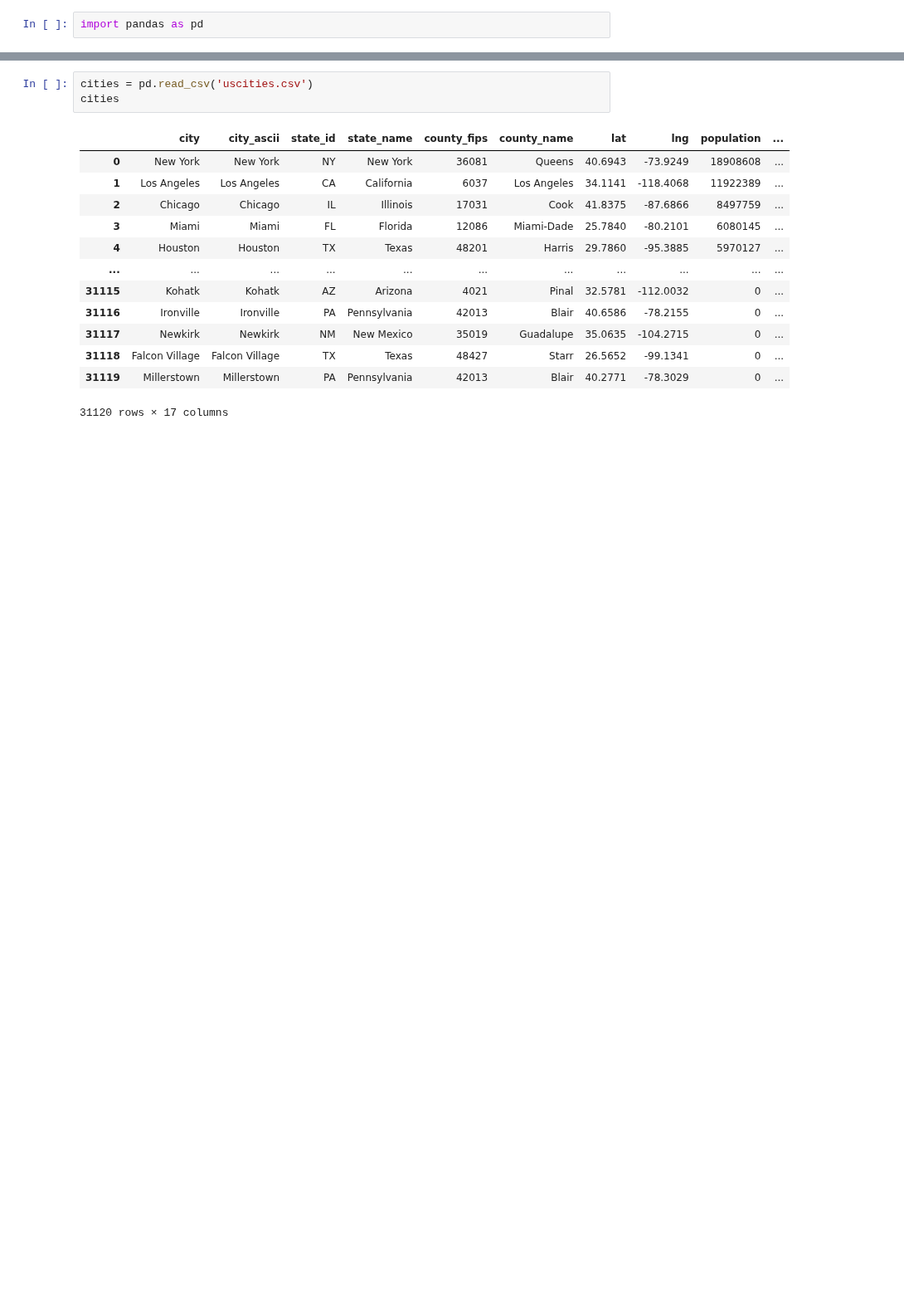
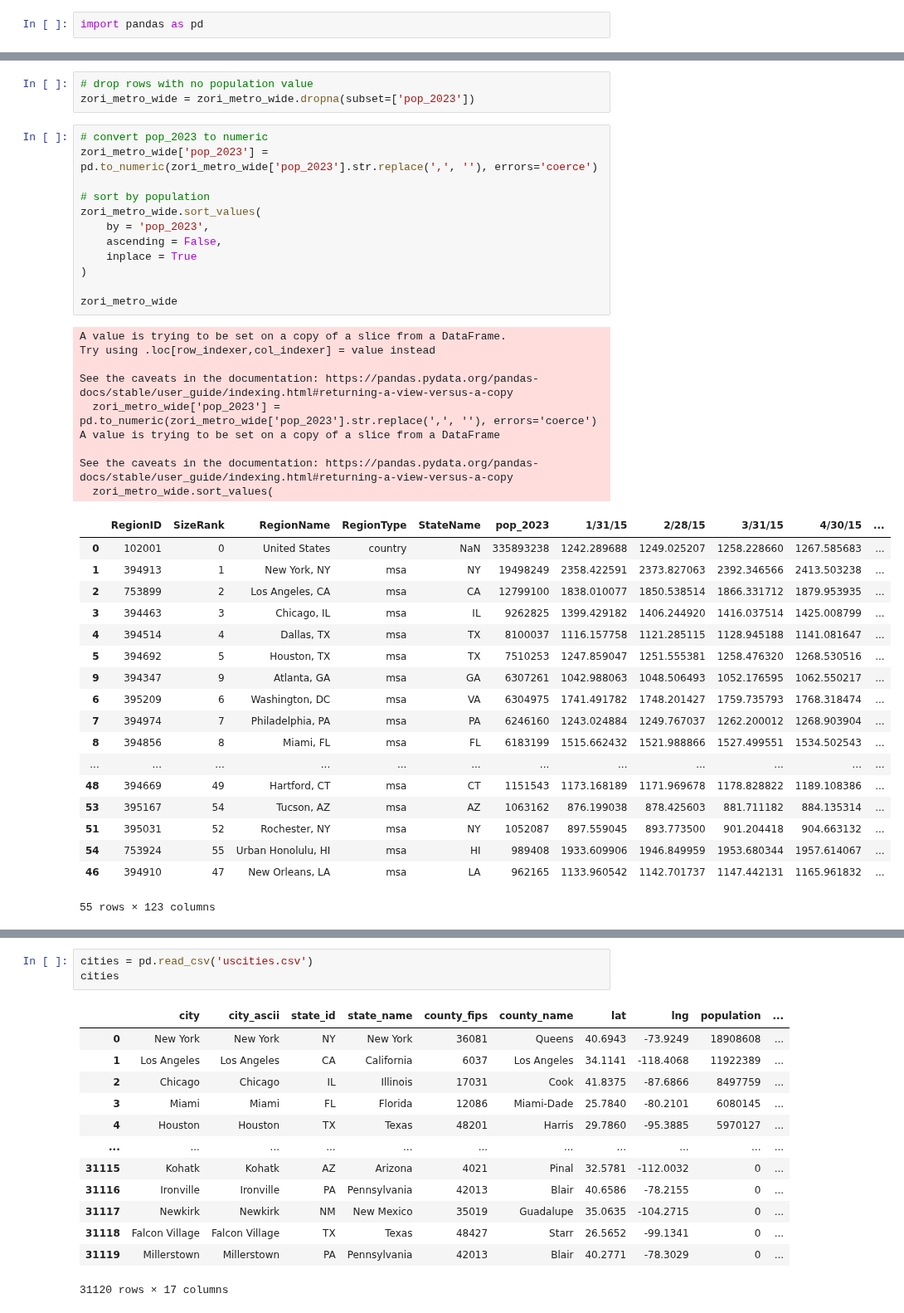
Before and after one commit to gmelmed/gmelmed.github.io, a Jupyter notebook: final_project/zillow_data_cleaning.ipynb, the cells around one changed output, grey strips where cells are left out. Shown at 83% size. Drawn from its saved outputs; the diff is of its cells as text; blank space fills up the shorter version.

Commit message:
clean zillow data

```diff
--- a/final_project/zillow_data_cleaning.ipynb
+++ b/final_project/zillow_data_cleaning.ipynb
@@ -20,0 +21,43 @@ zori_metro_wide
+# %%
+# drop rows with no population value
+zori_metro_wide = zori_metro_wide.dropna(subset=['pop_2023'])
+# %%
+# convert pop_2023 to numeric
+zori_metro_wide['pop_2023'] = pd.to_numeric(zori_metro_wide['pop_2023'].str.replace(',', ''), errors='coerce')
+
+# sort by population
+zori_metro_wide.sort_values(
+    by = 'pop_2023',
+    ascending = False,
+    inplace = True
+)
+
+zori_metro_wide
+# %% [output]
+A value is trying to be set on a copy of a slice from a DataFrame.
+Try using .loc[row_indexer,col_indexer] = value instead
+
+See the caveats in the documentation: https://pandas.pydata.org/pandas-docs/stable/user_guide/indexing.html#returning-a-view-versus-a-copy
+  zori_metro_wide['pop_2023'] = pd.to_numeric(zori_metro_wide['pop_2023'].str.replace(',', ''), errors='coerce')
+A value is trying to be set on a copy of a slice from a DataFrame
+
+See the caveats in the documentation: https://pandas.pydata.org/pandas-docs/stable/user_guide/indexing.html#returning-a-view-versus-a-copy
+  zori_metro_wide.sort_values(
+|  | RegionID | SizeRank | RegionName | RegionType | StateName | pop_2023 | 1/31/15 | 2/28/15 | 3/31/15 | 4/30/15 | ... |
+| 0 | 102001 | 0 | United States | country | NaN | 335893238 | 1242.289688 | 1249.025207 | 1258.228660 | 1267.585683 | ... |
+| 1 | 394913 | 1 | New York, NY | msa | NY | 19498249 | 2358.422591 | 2373.827063 | 2392.346566 | 2413.503238 | ... |
+| 2 | 753899 | 2 | Los Angeles, CA | msa | CA | 12799100 | 1838.010077 | 1850.538514 | 1866.331712 | 1879.953935 | ... |
+| 3 | 394463 | 3 | Chicago, IL | msa | IL | 9262825 | 1399.429182 | 1406.244920 | 1416.037514 | 1425.008799 | ... |
+| 4 | 394514 | 4 | Dallas, TX | msa | TX | 8100037 | 1116.157758 | 1121.285115 | 1128.945188 | 1141.081647 | ... |
+| 5 | 394692 | 5 | Houston, TX | msa | TX | 7510253 | 1247.859047 | 1251.555381 | 1258.476320 | 1268.530516 | ... |
+| 9 | 394347 | 9 | Atlanta, GA | msa | GA | 6307261 | 1042.988063 | 1048.506493 | 1052.176595 | 1062.550217 | ... |
+| 6 | 395209 | 6 | Washington, DC | msa | VA | 6304975 | 1741.491782 | 1748.201427 | 1759.735793 | 1768.318474 | ... |
+| 7 | 394974 | 7 | Philadelphia, PA | msa | PA | 6246160 | 1243.024884 | 1249.767037 | 1262.200012 | 1268.903904 | ... |
+| 8 | 394856 | 8 | Miami, FL | msa | FL | 6183199 | 1515.662432 | 1521.988866 | 1527.499551 | 1534.502543 | ... |
+| ... | ... | ... | ... | ... | ... | ... | ... | ... | ... | ... | ... |
+| 48 | 394669 | 49 | Hartford, CT | msa | CT | 1151543 | 1173.168189 | 1171.969678 | 1178.828822 | 1189.108386 | ... |
+| 53 | 395167 | 54 | Tucson, AZ | msa | AZ | 1063162 | 876.199038 | 878.425603 | 881.711182 | 884.135314 | ... |
+| 51 | 395031 | 52 | Rochester, NY | msa | NY | 1052087 | 897.559045 | 893.773500 | 901.204418 | 904.663132 | ... |
+| 54 | 753924 | 55 | Urban Honolulu, HI | msa | HI | 989408 | 1933.609906 | 1946.849959 | 1953.680344 | 1957.614067 | ... |
+| 46 | 394910 | 47 | New Orleans, LA | msa | LA | 962165 | 1133.960542 | 1142.701737 | 1147.442131 | 1165.961832 | ... |
+55 rows × 123 columns
```
Also changed, not shown: parts of 12 cells of this notebook, 2 other files.
